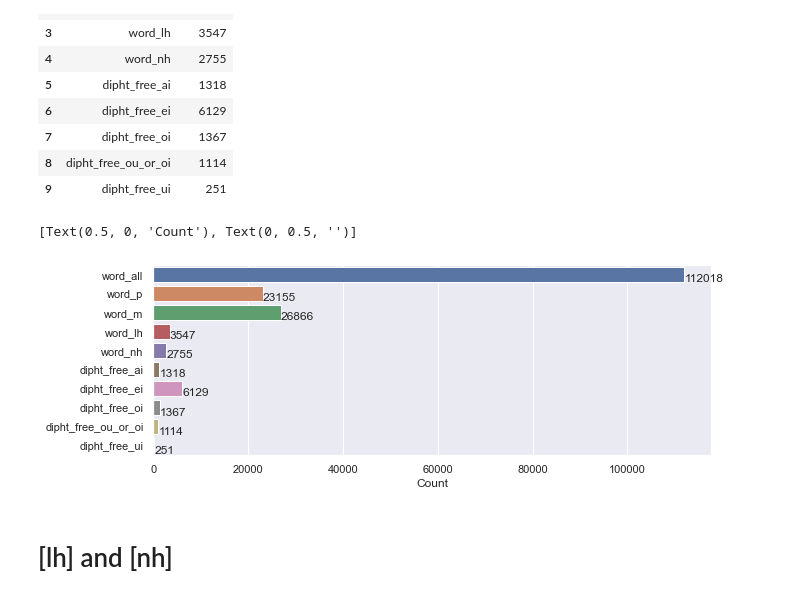
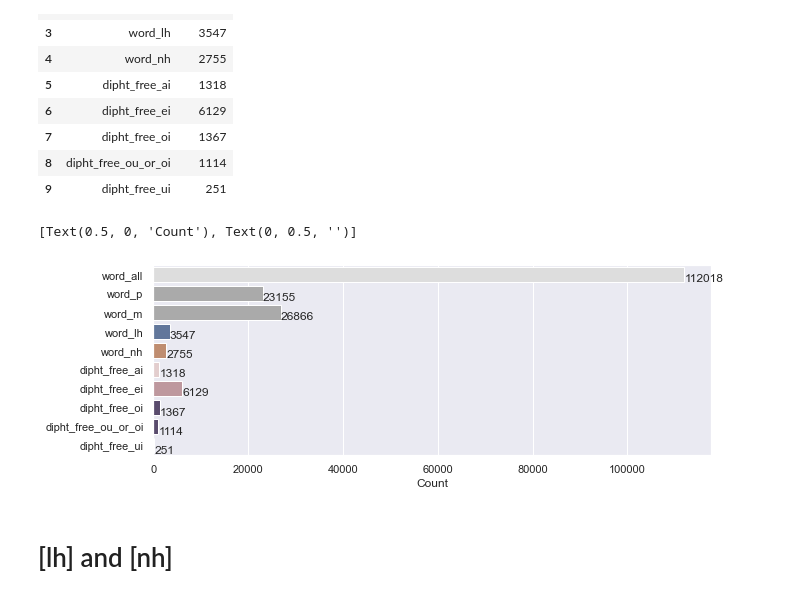
Before and after one commit to Portophon/palatal-sonorants-pt, a Jupyter notebook: NH_&_LH_DicioAberto_stats.ipynb, the cells around one changed output. Cells and saved outputs as stored; diff of their text form; code cells hidden in the pictures.

```diff
--- a/NH_&_LH_DicioAberto_stats.ipynb
+++ b/NH_&_LH_DicioAberto_stats.ipynb
@@ -594,6 +594,17 @@ p_m_nh_lh_dipth_stats
 | 3 | word_lh | 3547 |
 | 4 | word_nh | 2755 |
 # %%
+all_colors = {
+    'word_all': '#dddddd',
+    'word_p': '#aaaaaa',
+    'word_m': '#aaaaaa',
+    'word_lh': '#5975a4',
+    'word_nh': '#cc8963',
+}
+
+all_colors = list(all_colors.values())
+sns.set_palette(sns.color_palette(all_colors))
+
 fig, ax = plt.subplots()
 ax = sns.barplot(x="length", y="item" , data=p_m_nh_lh_dipth_stats)
 show_values_on_bars_h(ax)
@@ -693,14 +704,31 @@ p_m_nh_lh_dipth_stats
 | 8 | dipht_free_ou_or_oi | 1114 |
 | 9 | dipht_free_ui | 251 |
 # %%
+all_colors = {
+    'word_all': '#dddddd',
+    'word_p': '#aaaaaa',
+    'word_m': '#aaaaaa',
+    'word_lh': '#5975a4',
+    'word_nh': '#cc8963',
+    'diph_free_ai': '#e6cbcb',
+    'diph_free_ei': '#c49299',
+    #'i': '#9f8097',
+    'diph_free_oi': '#594772',
+    'diph_free_oi_or_ui': '#594772',
+    'diph_free_ui': '#21314e'
+}
+
+all_colors = list(all_colors.values())
+sns.set_palette(sns.color_palette(all_colors))
+
 fig, ax = plt.subplots()
-ax = sns.barplot(x="length", y="item" , data=p_m_nh_lh_dipth_stats)
+ax = sns.barplot(x="length", y="item", data=p_m_nh_lh_dipth_stats)
 show_values_on_bars_h(ax)
 fig.set_size_inches(10, 3.5)
 ax.set(xlabel="Count", ylabel="")
 # %% [output]
 [Text(0.5, 0, 'Count'), Text(0, 0.5, '')]
-[figure, old version]
+[figure, new version]
 # %% [markdown]
 # [lh] and [nh]
 # %% [markdown]
```
Also changed, not shown: parts of 6 cells of this notebook, 5 other files.
